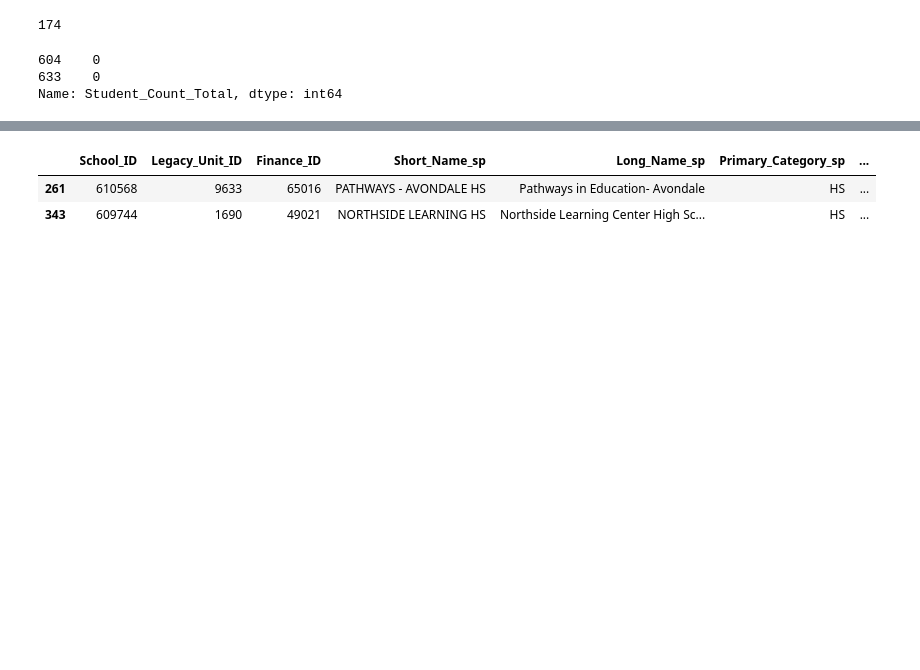
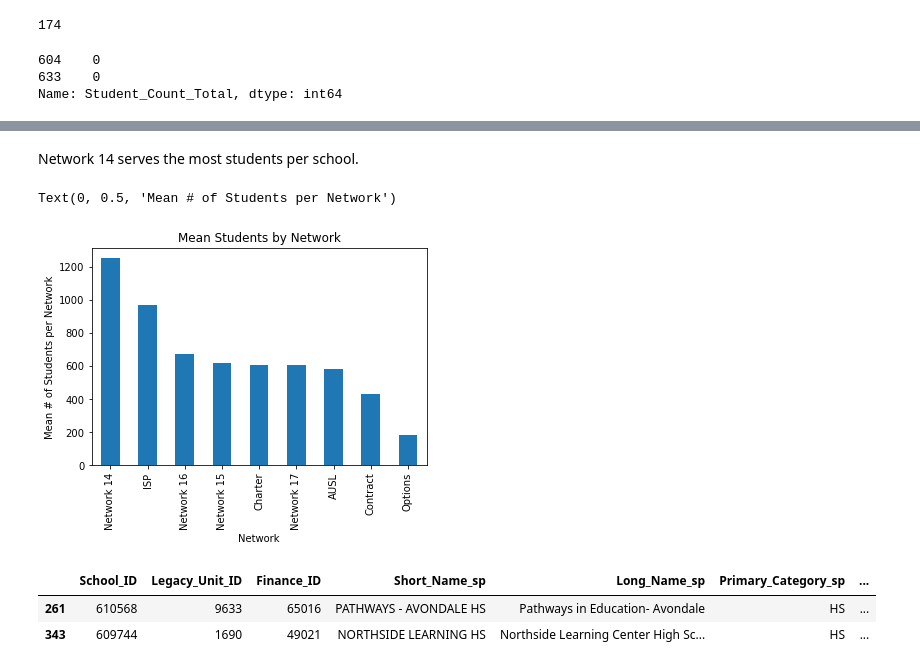
Before and after one commit to j-max/CPS_GradRate_Analysis, a Jupyter notebook: notebooks/eda/eda.ipynb, the cells around one changed output, grey strips where cells are left out. Saved outputs shown, nothing was run; the diff lists cells and outputs as text; code cells hidden in the pictures; blank space fills up the shorter version.

```diff
--- a/notebooks/eda/eda.ipynb
+++ b/notebooks/eda/eda.ipynb
@@ -146,3 +159,16 @@ Name: Student_Count_Total, dtype: int64
+# %% [markdown]
+Network 14 serves the most students per school.
+# %%
+student_count_by_network = sy_1819_hs.groupby("Network").mean()['Student_Count_Total'].sort_values(ascending=False)
+
+fig, ax = plt.subplots()
+
+student_count_by_network.plot(kind='bar', ax = ax)
+ax.set_title('Mean Students by Network')
+ax.set_ylabel('Mean # of Students per Network')
+# %% [output]
+Text(0, 0.5, 'Mean # of Students per Network')
+[figure, added]
 # %%
 sy_1819_hs[sy_1819_hs['Graduation_Rate_School']==0]
 # %% [output]
```
Also changed, not shown: parts of 2 cells of this notebook.
